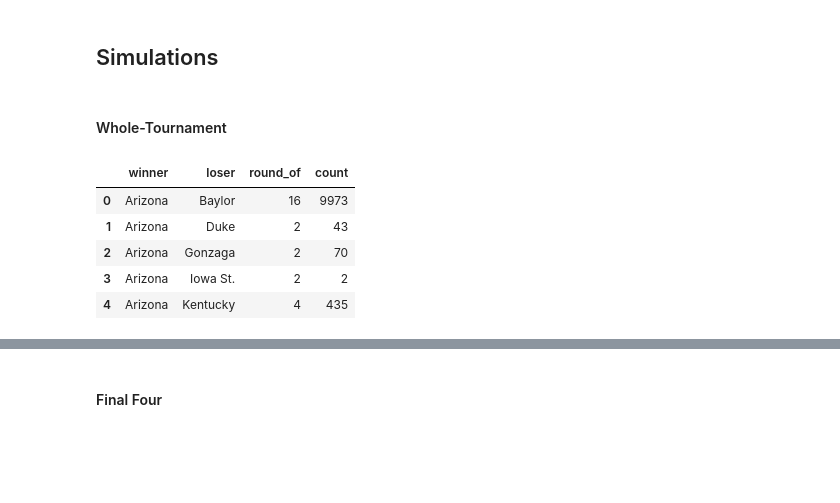
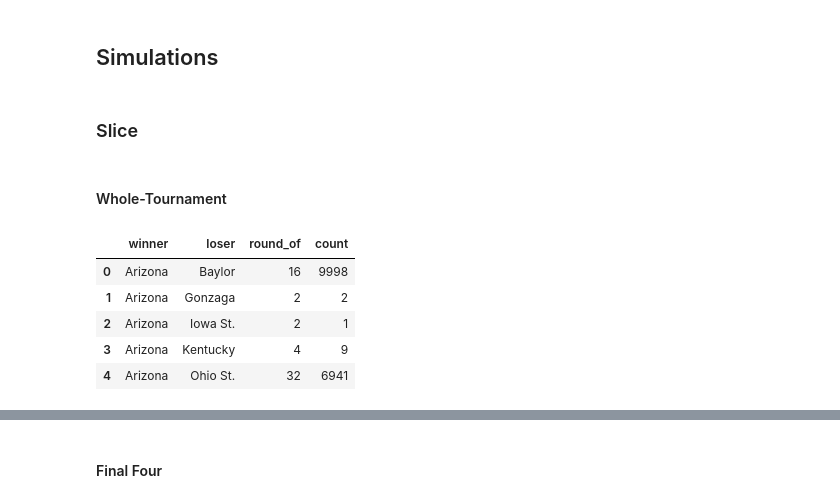
Before and after one commit to micahlanier/bayesket-ball, a Jupyter notebook: src/model/tournament_simulations.ipynb, the cells around one changed output, grey strips where cells are left out. Drawn from its saved outputs; the diff is of its cells as text; code cells hidden in the pictures; blank space fills up the shorter version.

```diff
--- a/src/model/tournament_simulations.ipynb
+++ b/src/model/tournament_simulations.ipynb
@@ -35,25 +35,30 @@ pre_tournament_stats = pd.read_csv(stats_path)
 tournament_bracket = pd.read_csv(bracket_path, header=None).values
 final_four_bracket = pd.read_csv(final_four_bracket_path, header=None).values
 # %%
-# Trace.
+# Slice trace.
+with open('slice_samples_traces.pkl', 'rb') as fid:
+    slice_trace = pickle.load(fid)
+# Metropolis-Hastings trace.
 with open('MH_traces.pkl', 'rb') as fid:
-    trace = pickle.load(fid)
+    mh_trace = pickle.load(fid)
 # %%
 # Features.
 features = ['diff_Pythag','diff_AdjOE','diff_AdjDE','location_Away','diff_RankAdjOE']
 # %% [markdown]
 ## Simulations
+# %% [markdown]
+### Slice
 # %% [markdown]
 #### Whole-Tournament
 # %%
 # Simulate matchups and outcomes.
-tournament_matchups, tournament_outcomes = game_predictions.simulate_tournament(tournament_bracket, pre_tournament_stats, features, coef_trace=trace)
+slice_tournament_matchups, slice_tournament_outcomes = game_predictions.simulate_tournament(tournament_bracket, pre_tournament_stats, features, coef_trace=slice_trace)
 # %%
-tournament_matchups.head()
+slice_tournament_matchups.head()
 # %% [output]
 |  | winner | loser | round_of | count |
-| 0 | Arizona | Baylor | 16 | 9973 |
-| 1 | Arizona | Duke | 2 | 43 |
-| 2 | Arizona | Gonzaga | 2 | 70 |
-| 3 | Arizona | Iowa St. | 2 | 2 |
-| 4 | Arizona | Kentucky | 4 | 435 |
+| 0 | Arizona | Baylor | 16 | 9998 |
+| 1 | Arizona | Gonzaga | 2 | 2 |
+| 2 | Arizona | Iowa St. | 2 | 1 |
+| 3 | Arizona | Kentucky | 4 | 9 |
+| 4 | Arizona | Ohio St. | 32 | 6941 |
```
Also changed, not shown: parts of 21 cells of this notebook, 1 other file.
